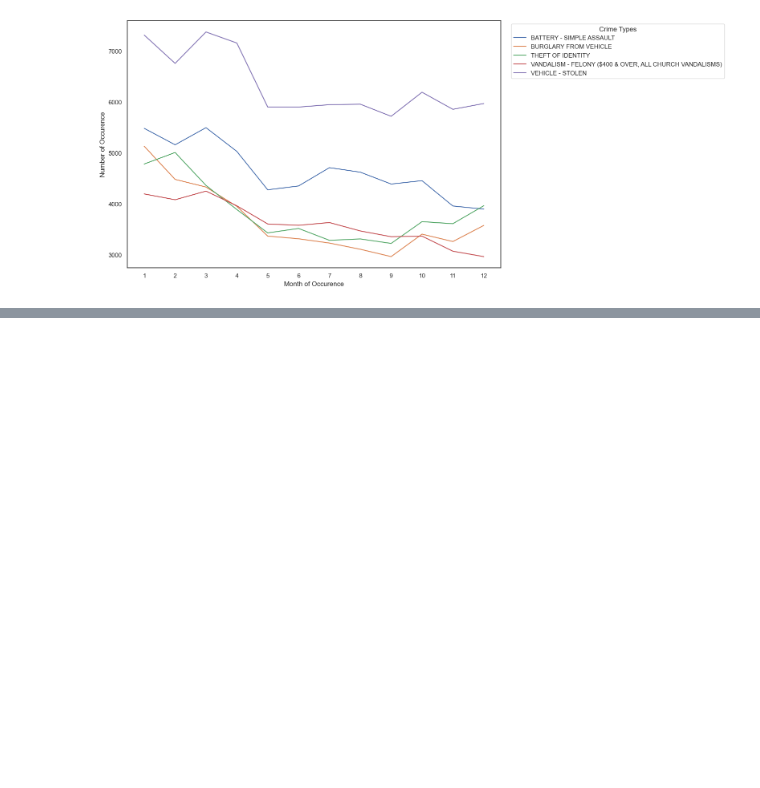
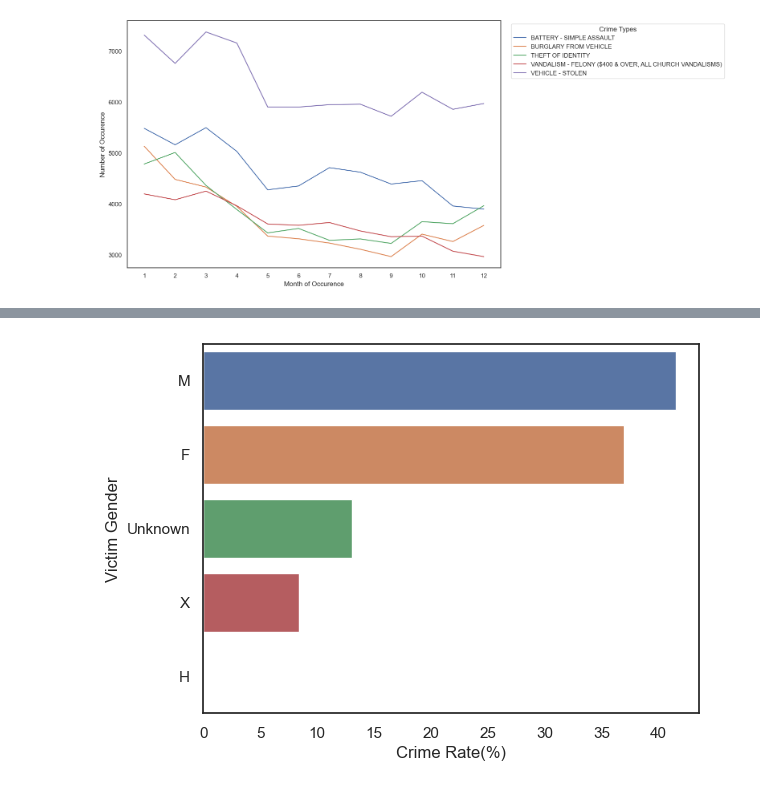
Before and after one commit to niranjanblank/LACrimeDataAnalysis, a Jupyter notebook: visualizations.ipynb, the cells around one changed output, grey strips where cells are left out. Cells and saved outputs as stored; diff of their text form; code cells hidden in the pictures; blank space fills up the shorter version.

```diff
--- a/visualizations.ipynb
+++ b/visualizations.ipynb
@@ -631,0 +712,11 @@ plt.show()
+# %%
+sql_query = '''
+SELECT
+    vict_sex,
+    count(*) as total_crimes,
+    ROUND((count(*)::NUMERIC / (SELECT COUNT(*) FROM la_crime)::NUMERIC) * 100.0, 2) as crime_rate
+FROM la_crime
+GROUP BY vict_sex
+ORDER BY crime_rate desc
+'''
+df = pd.read_sql_query(sql_query, conn)
@@ -631,0 +732,7 @@ plt.show()
+# %%
+sns.barplot(df,x='crime_rate',y="vict_sex")
+plt.xlabel("Crime Rate(%)")
+plt.ylabel("Victim Gender")
+plt.show()
+# %% [output]
+[figure, added]
```
Also changed, not shown: parts of 17 cells of this notebook, 1 other file.
